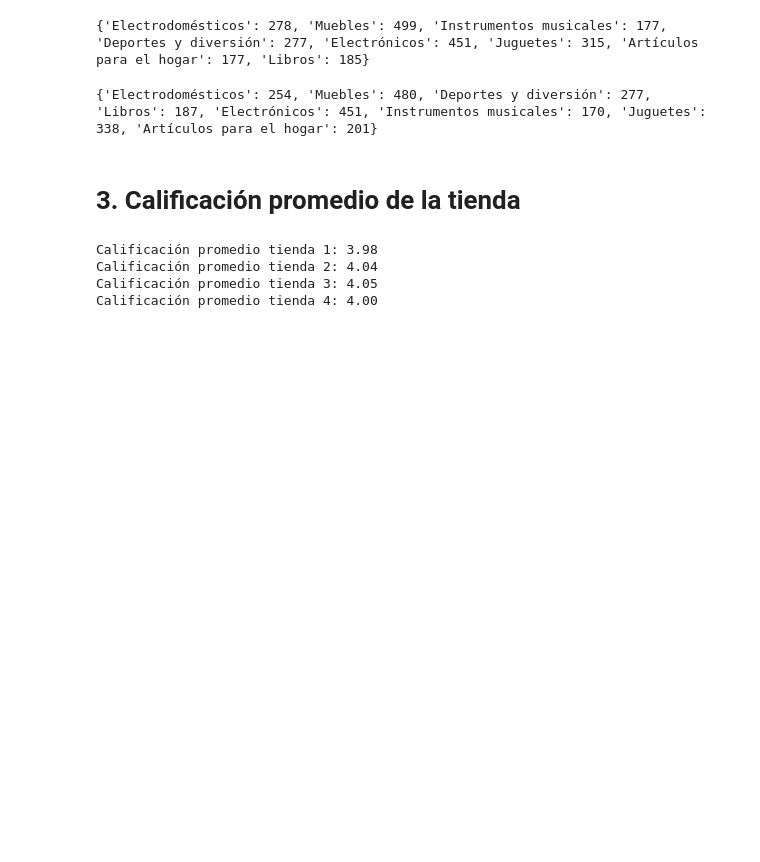
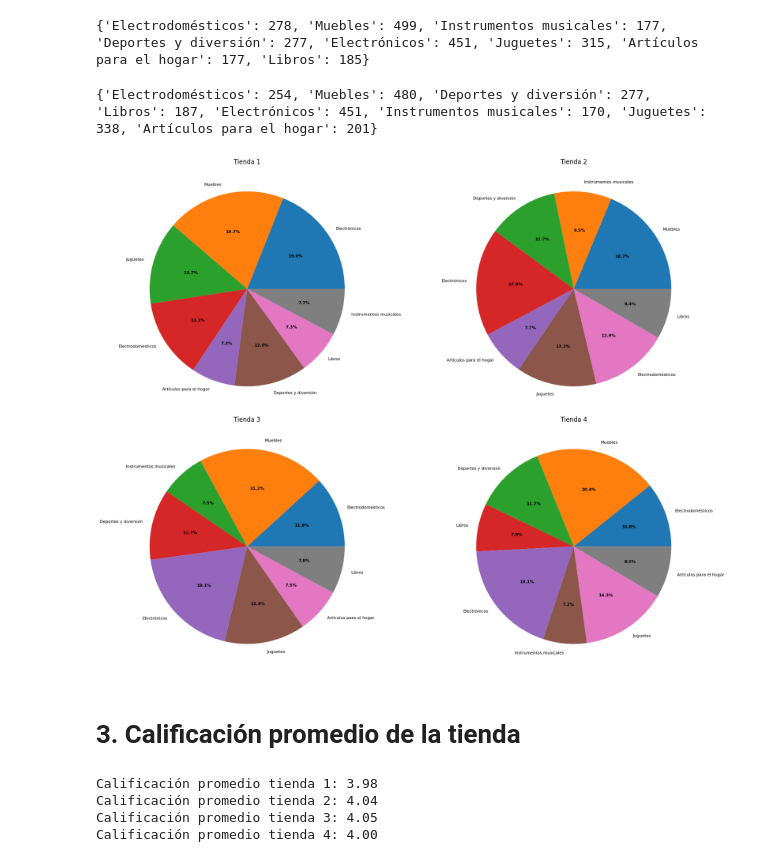
Before and after one commit to Andre-11c/Alura-Store_Latam, a Jupyter notebook: AluraStoreLatam.ipynb, the cells around one changed output. Drawn from its saved outputs; the diff is of its cells as text; code cells hidden in the pictures; blank space fills up the shorter version.

```diff
--- a/AluraStoreLatam.ipynb
+++ b/AluraStoreLatam.ipynb
@@ -307,6 +342,33 @@ for item in categorias_tienda4:
 print(conteo_tienda4)
 # %% [output]
 {'Electrodomésticos': 254, 'Muebles': 480, 'Deportes y diversión': 277, 'Libros': 187, 'Electrónicos': 451, 'Instrumentos musicales': 170, 'Juguetes': 338, 'Artículos para el hogar': 201}
+# %%
+# Crear subgráficos para todas las tiendas
+fig, axs = plt.subplots(2, 2, figsize=(18, 14))
+
+# Funciones auxiliares para crear los gráficos
+def crear_grafico_pie(ax, conteo, titulo):
+    wedges, texts, autotexts = ax.pie(
+        conteo.values(),
+        labels=conteo.keys(),
+        autopct='%1.1f%%',
+        textprops={'fontsize': 9}
+    )
+    ax.set_title(titulo)
+    # Hacemos las etiquetas más legibles
+    plt.setp(autotexts, size=8, weight="bold")
+    plt.setp(texts, size=8)
+
+# Crear los gráficos para cada tienda
+crear_grafico_pie(axs[0, 0], conteo_tienda, 'Tienda 1')
+crear_grafico_pie(axs[0, 1], conteo_tienda2, 'Tienda 2')
+crear_grafico_pie(axs[1, 0], conteo_tienda3, 'Tienda 3')
+crear_grafico_pie(axs[1, 1], conteo_tienda4, 'Tienda 4')
+
+plt.tight_layout()
+plt.show()
+# %% [output]
+[figure, added]
 # %% [markdown]
 # 3. Calificación promedio de la tienda
 # %%
```
Also changed, not shown: parts of 1 cell of this notebook.
